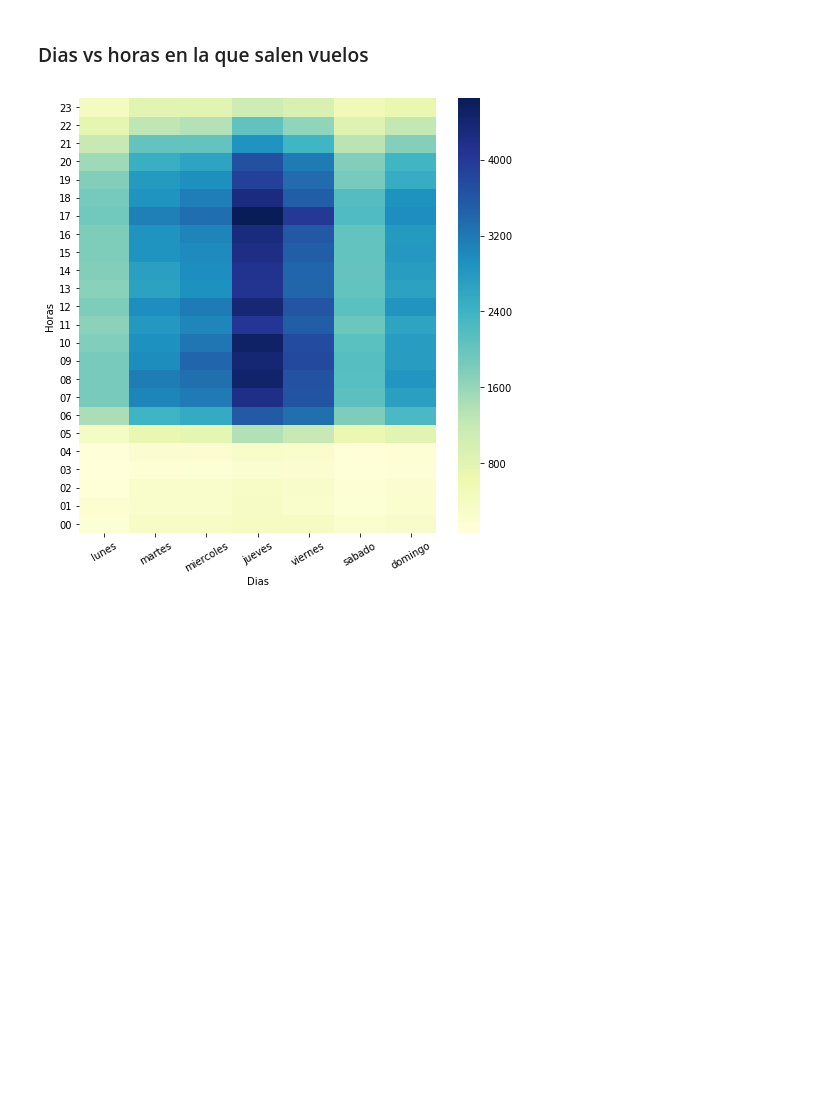
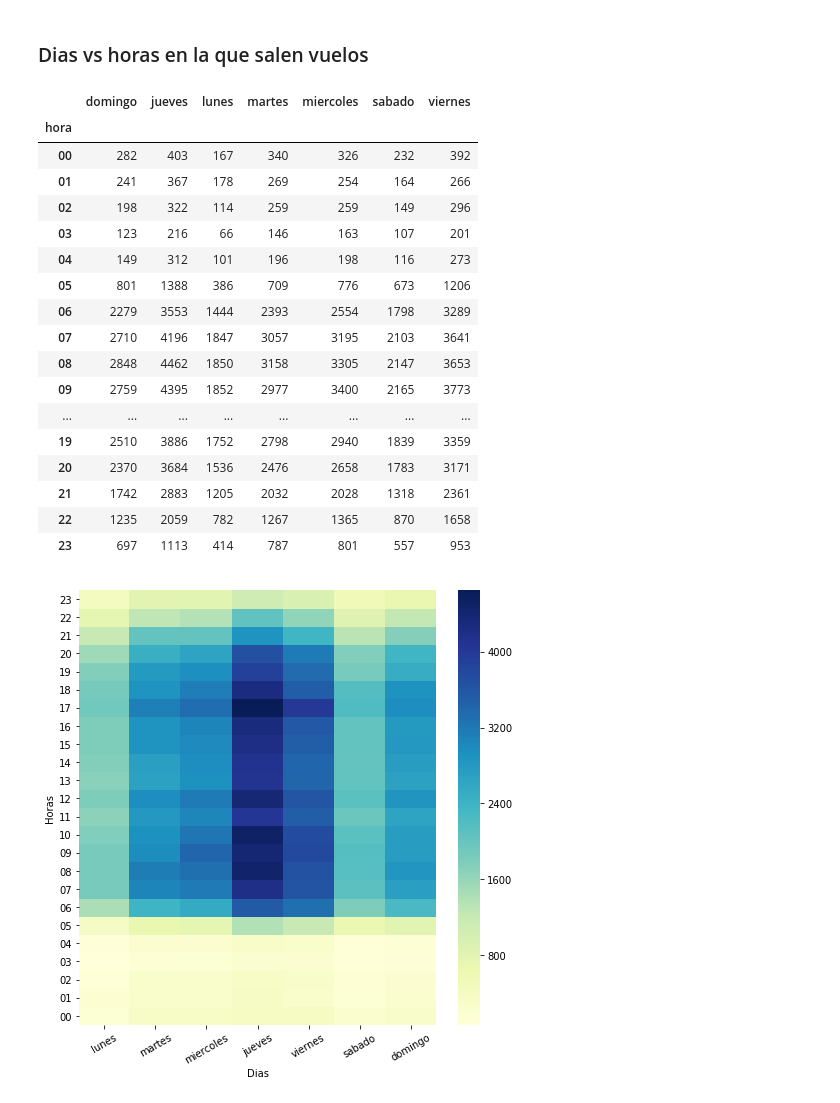
Before and after one commit to cotarelorodrigo/BDD, a Jupyter notebook: notebooks/analysis.ipynb, the cells around one changed output. Cells and saved outputs as stored; diff of their text form; code cells hidden in the pictures; blank space fills up the shorter version.

```diff
--- a/notebooks/analysis.ipynb
+++ b/notebooks/analysis.ipynb
@@ -46,5 +46,31 @@ info_vuelos['aerolinea'].value_counts().head(10).plot(kind='barh', colors=['b'])
 # %% [markdown]
 ### Dias vs horas en la que salen vuelos
+# %%
+dias = info_vuelos['fecha_salida'].apply(lambda row: row[0]).tolist()
+hora = info_vuelos['horario_salida'].apply(lambda row: row.split(':')[0]).tolist()
+d = {'dias': dias, 'hora': hora}
+d = pd.DataFrame(data=d)
+d = pd.get_dummies(d.dias).groupby(d.hora).apply(sum)
+d
+# %% [output]
+|  | domingo | jueves | lunes | martes | miercoles | sabado | viernes |
+| hora |  |  |  |  |  |  |  |
+| 00 | 282 | 403 | 167 | 340 | 326 | 232 | 392 |
+| 01 | 241 | 367 | 178 | 269 | 254 | 164 | 266 |
+| 02 | 198 | 322 | 114 | 259 | 259 | 149 | 296 |
+| 03 | 123 | 216 | 66 | 146 | 163 | 107 | 201 |
+| 04 | 149 | 312 | 101 | 196 | 198 | 116 | 273 |
+| 05 | 801 | 1388 | 386 | 709 | 776 | 673 | 1206 |
+| 06 | 2279 | 3553 | 1444 | 2393 | 2554 | 1798 | 3289 |
+| 07 | 2710 | 4196 | 1847 | 3057 | 3195 | 2103 | 3641 |
+| 08 | 2848 | 4462 | 1850 | 3158 | 3305 | 2147 | 3653 |
+| 09 | 2759 | 4395 | 1852 | 2977 | 3400 | 2165 | 3773 |
+| ... | ... | ... | ... | ... | ... | ... | ... |
+| 19 | 2510 | 3886 | 1752 | 2798 | 2940 | 1839 | 3359 |
+| 20 | 2370 | 3684 | 1536 | 2476 | 2658 | 1783 | 3171 |
+| 21 | 1742 | 2883 | 1205 | 2032 | 2028 | 1318 | 2361 |
+| 22 | 1235 | 2059 | 782 | 1267 | 1365 | 870 | 1658 |
+| 23 | 697 | 1113 | 414 | 787 | 801 | 557 | 953 |
 # %%
 dias = info_vuelos['fecha_salida'].apply(lambda row: row[0]).tolist()
 hora = info_vuelos['horario_salida'].apply(lambda row: row.split(':')[0]).tolist()
```
Also changed, not shown: parts of 3 cells of this notebook, 9 other files.
